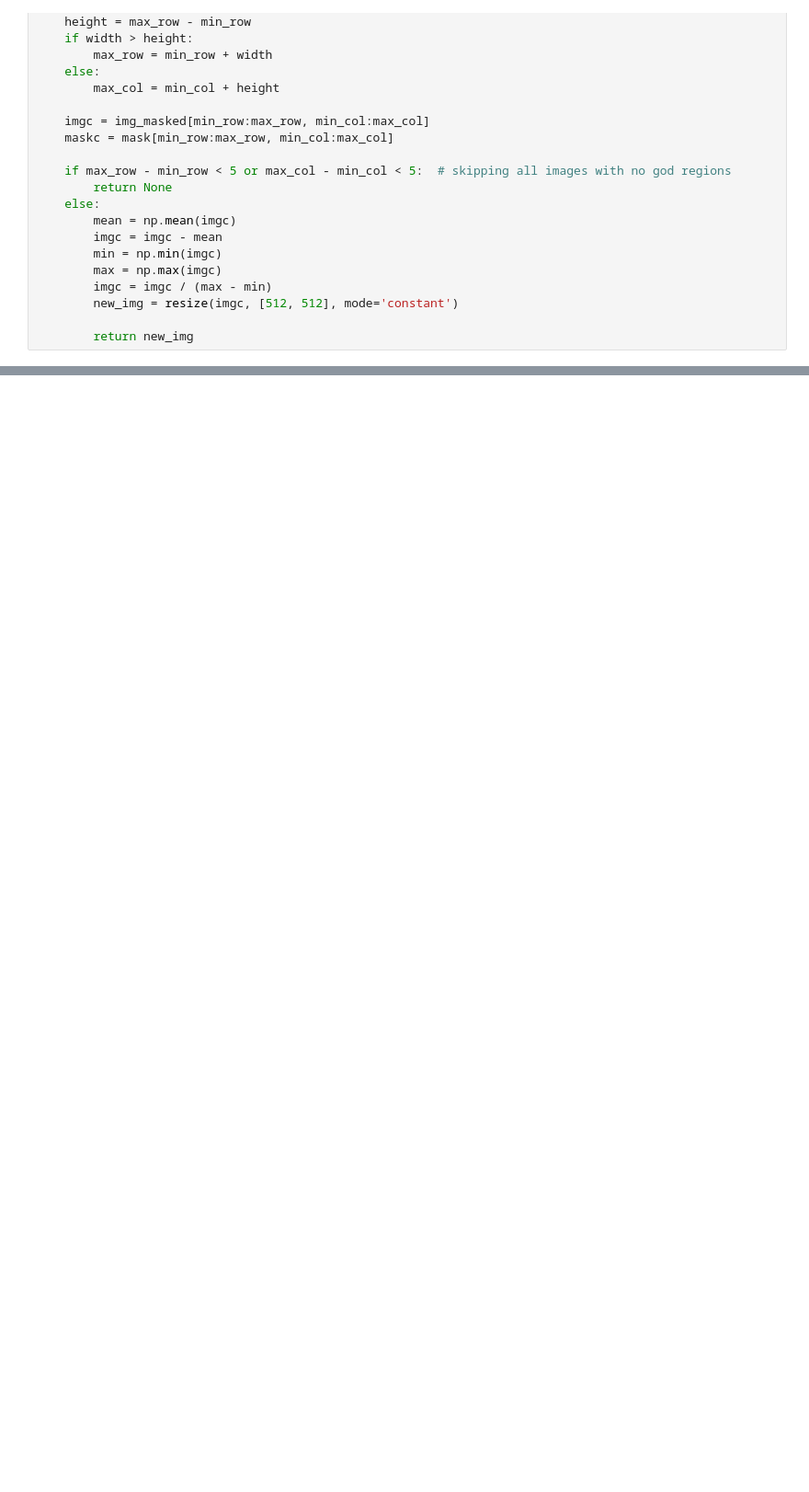
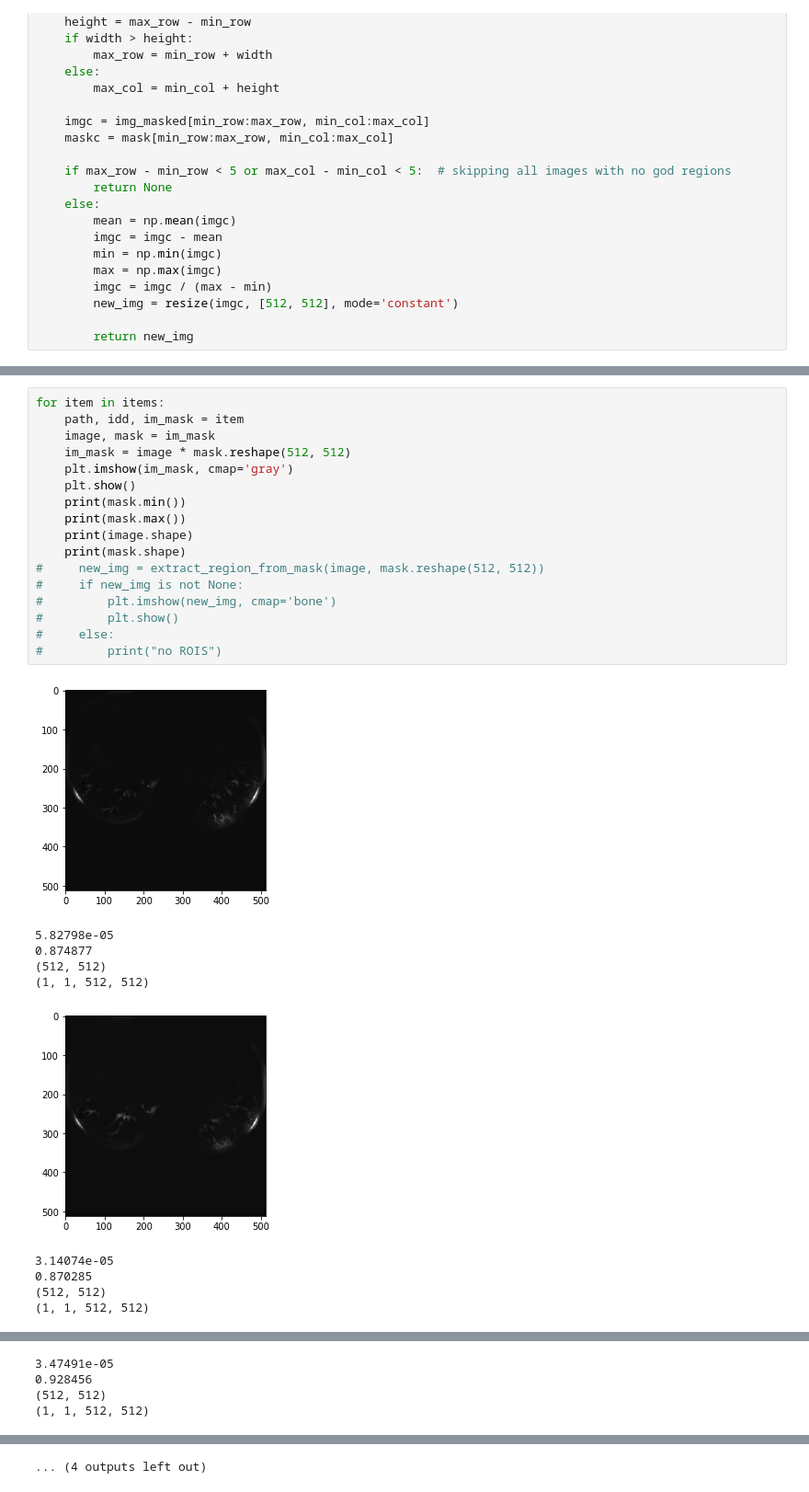
Before and after one commit to ragnarula/ia-kaggle-dsp-17, a Jupyter notebook: notebooks/unet.ipynb, the cells around one changed output, grey strips where cells are left out. Shown at 92% size. Cells and saved outputs as stored; diff of their text form; blank space fills up the shorter version.

```diff
--- a/notebooks/unet.ipynb
+++ b/notebooks/unet.ipynb
@@ -133,0 +190,28 @@ for item in stream:
+# %%
+for item in items:
+    path, idd, im_mask = item
+    image, mask = im_mask
+    im_mask = image * mask.reshape(512, 512)
+    plt.imshow(im_mask, cmap='gray')
+    plt.show()
+    print(mask.min())
+    print(mask.max())
+    print(image.shape)
+    print(mask.shape)
+#     new_img = extract_region_from_mask(image, mask.reshape(512, 512))
+#     if new_img is not None:
+#         plt.imshow(new_img, cmap='bone')
+#         plt.show()
+#     else:
+#         print("no ROIS")
+# %% [output]
+[figure, added]
+5.82798e-05
+0.874877
+(512, 512)
+(1, 1, 512, 512)
+[figure, added]
+3.14074e-05
+0.870285
+(512, 512)
+(1, 1, 512, 512)
@@ -133,0 +219,4 @@ for item in stream:
+3.47491e-05
+0.928456
+(512, 512)
+(1, 1, 512, 512)
@@ -133,0 +238 @@ for item in stream:
+... (4 outputs left out)
```
Also changed, not shown: parts of 4 cells of this notebook, 3 other files.
